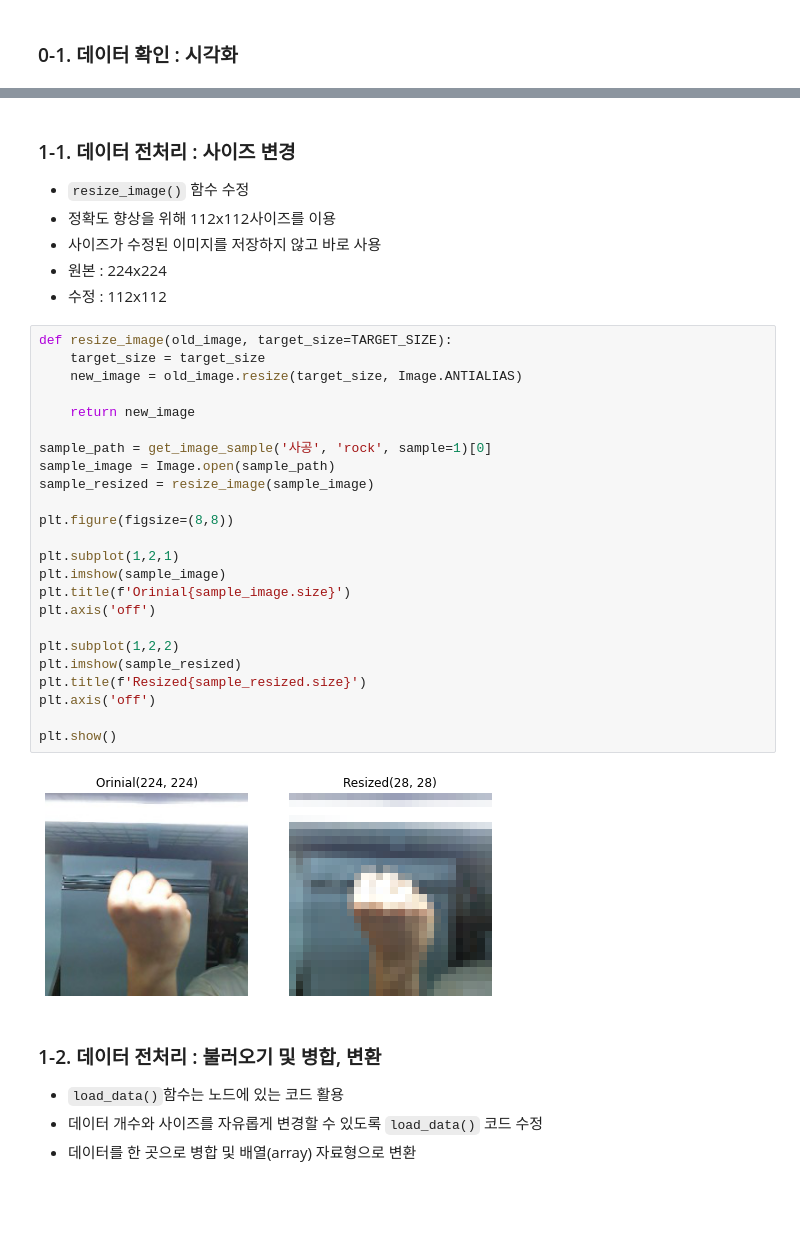
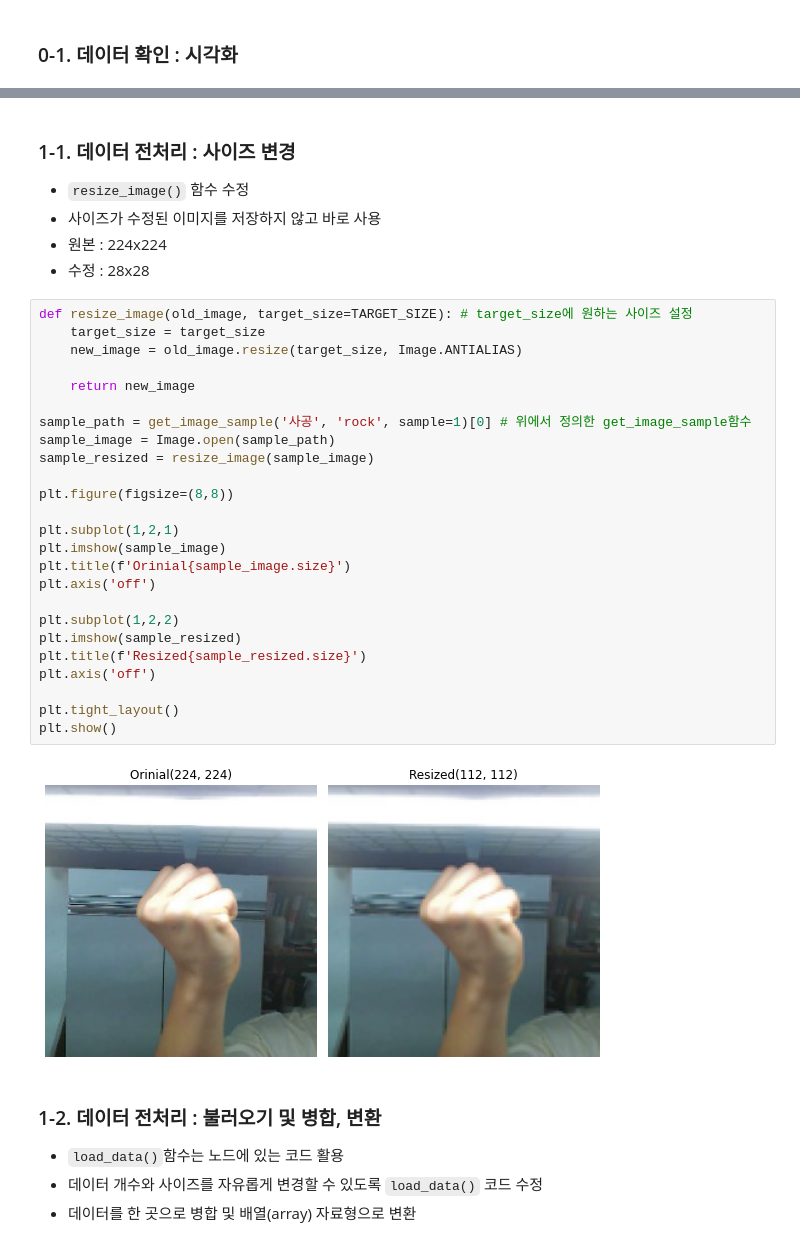
Before and after one commit to gjustin40/AIFFEL-Project, a Jupyter notebook: Node-Project1-Rock_Scissor_Paper.ipynb, the cells around one changed output, grey strips where cells are left out. Drawn from its saved outputs; the diff is of its cells as text; blank space fills up the shorter version.

````diff
--- a/Node-Project1-Rock_Scissor_Paper.ipynb
+++ b/Node-Project1-Rock_Scissor_Paper.ipynb
@@ -117,36 +124,36 @@ for i, image_path in enumerate(sample_list):
 # %% [markdown]
 ### 1-1. 데이터 전처리 :  사이즈 변경
 - ```resize_image()``` 함수 수정
-- 정확도 향상을 위해 112x112사이즈를 이용
 - 사이즈가 수정된 이미지를 저장하지 않고 바로 사용
  - 원본 : 224x224
- - 수정 : 112x112
+ - 수정 : 28x28
 # %%
-def resize_image(old_image, target_size=TARGET_SIZE):
+def resize_image(old_image, target_size=TARGET_SIZE): # target_size에 원하는 사이즈 설정
     target_size = target_size
     new_image = old_image.resize(target_size, Image.ANTIALIAS)
 
     return new_image
 
-sample_path = get_image_sample('사공', 'rock', sample=1)[0]
+sample_path = get_image_sample('사공', 'rock', sample=1)[0] # 위에서 정의한 get_image_sample함수
 sample_image = Image.open(sample_path)
 sample_resized = resize_image(sample_image)
 
 plt.figure(figsize=(8,8))
 
 plt.subplot(1,2,1)
 plt.imshow(sample_image)
 plt.title(f'Orinial{sample_image.size}')
 plt.axis('off')
 
 plt.subplot(1,2,2)
 plt.imshow(sample_resized)
 plt.title(f'Resized{sample_resized.size}')
 plt.axis('off')
 
+plt.tight_layout()
 plt.show()
 # %% [output]
-[figure, old version]
+[figure, new version]
 # %% [markdown]
 ### 1-2. 데이터 전처리 : 불러오기 및 병합, 변환
 - ```load_data()```함수는 노드에 있는 코드 활용
````
Also changed, not shown: parts of 62 cells of this notebook.
